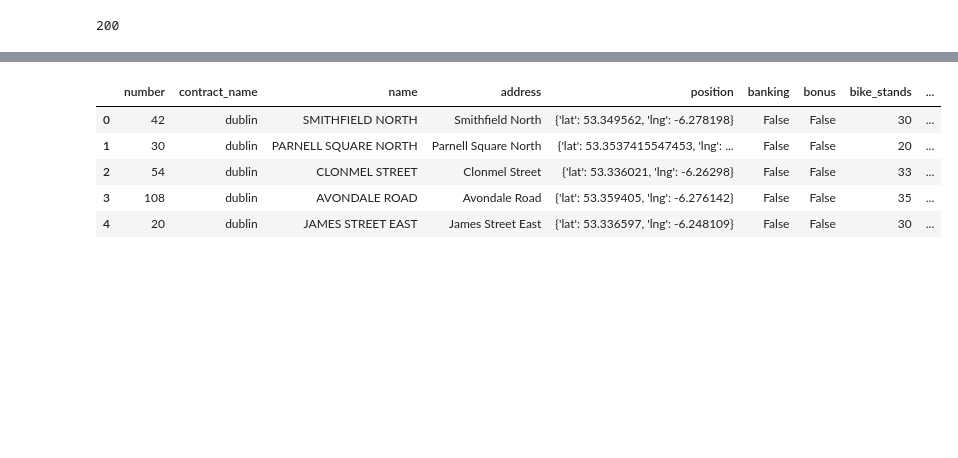
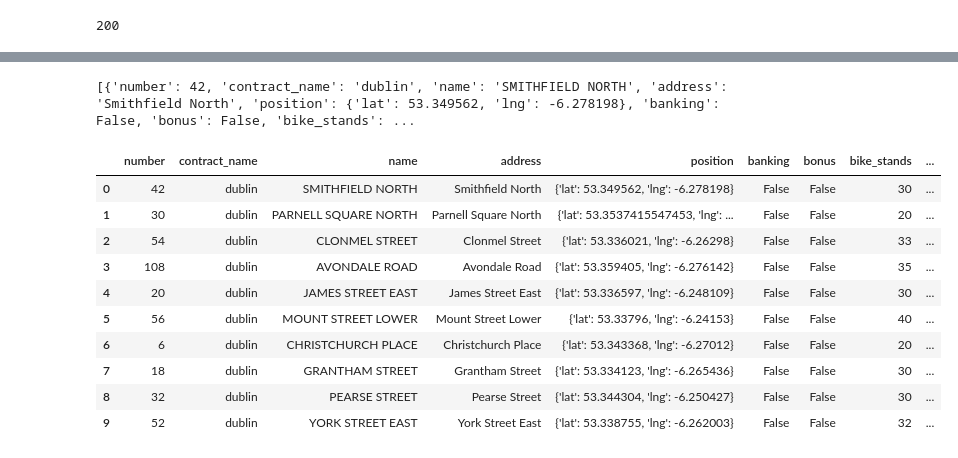
Before and after one commit to ddrangers/Dublin-Bikes-Helper, a Jupyter notebook: datascrap_cl_14_2_23_realtime.ipynb, the cells around one changed output, grey strips where cells are left out. Cells and saved outputs as stored; diff of their text form; code cells hidden in the pictures; blank space fills up the shorter version.

```diff
--- a/datascrap_cl_14_2_23_realtime.ipynb
+++ b/datascrap_cl_14_2_23_realtime.ipynb
@@ -59,9 +23,0 @@ df = pd.read_json("json_bike.json")
-# %%
-df.head()
-# %% [output]
-|  | number | contract_name | name | address | position | banking | bonus | bike_stands | ... |
-| 0 | 42 | dublin | SMITHFIELD NORTH | Smithfield North | {'lat': 53.349562, 'lng': -6.278198} | False | False | 30 | ... |
-| 1 | 30 | dublin | PARNELL SQUARE NORTH | Parnell Square North | {'lat': 53.3537415547453, 'lng': ... | False | False | 20 | ... |
-| 2 | 54 | dublin | CLONMEL STREET | Clonmel Street | {'lat': 53.336021, 'lng': -6.26298} | False | False | 33 | ... |
-| 3 | 108 | dublin | AVONDALE ROAD | Avondale Road | {'lat': 53.359405, 'lng': -6.276142} | False | False | 35 | ... |
-| 4 | 20 | dublin | JAMES STREET EAST | James Street East | {'lat': 53.336597, 'lng': -6.248109} | False | False | 30 | ... |
@@ -67,0 +30,6 @@ df.head()
+# %%
+with open("json_bike.json","r") as openfile:
+    json_object = json.load(openfile)
+print(json_object)
+# %% [output]
+[{'number': 42, 'contract_name': 'dublin', 'name': 'SMITHFIELD NORTH', 'address': 'Smithfield North', 'position': {'lat': 53.349562, 'lng': -6.278198}, 'banking': False, 'bonus': False, 'bike_stands': ...
@@ -67,0 +38,16 @@ df.head()
+# %%
+df.head(10)
+#df.describe()
+#df.shape
+# %% [output]
+|  | number | contract_name | name | address | position | banking | bonus | bike_stands | ... |
+| 0 | 42 | dublin | SMITHFIELD NORTH | Smithfield North | {'lat': 53.349562, 'lng': -6.278198} | False | False | 30 | ... |
+| 1 | 30 | dublin | PARNELL SQUARE NORTH | Parnell Square North | {'lat': 53.3537415547453, 'lng': ... | False | False | 20 | ... |
+| 2 | 54 | dublin | CLONMEL STREET | Clonmel Street | {'lat': 53.336021, 'lng': -6.26298} | False | False | 33 | ... |
+| 3 | 108 | dublin | AVONDALE ROAD | Avondale Road | {'lat': 53.359405, 'lng': -6.276142} | False | False | 35 | ... |
+| 4 | 20 | dublin | JAMES STREET EAST | James Street East | {'lat': 53.336597, 'lng': -6.248109} | False | False | 30 | ... |
+| 5 | 56 | dublin | MOUNT STREET LOWER | Mount Street Lower | {'lat': 53.33796, 'lng': -6.24153} | False | False | 40 | ... |
+| 6 | 6 | dublin | CHRISTCHURCH PLACE | Christchurch Place | {'lat': 53.343368, 'lng': -6.27012} | False | False | 20 | ... |
+| 7 | 18 | dublin | GRANTHAM STREET | Grantham Street | {'lat': 53.334123, 'lng': -6.265436} | False | False | 30 | ... |
+| 8 | 32 | dublin | PEARSE STREET | Pearse Street | {'lat': 53.344304, 'lng': -6.250427} | False | False | 30 | ... |
+| 9 | 52 | dublin | YORK STREET EAST | York Street East | {'lat': 53.338755, 'lng': -6.262003} | False | False | 32 | ... |
```
Also changed, not shown: parts of 10 cells of this notebook.
